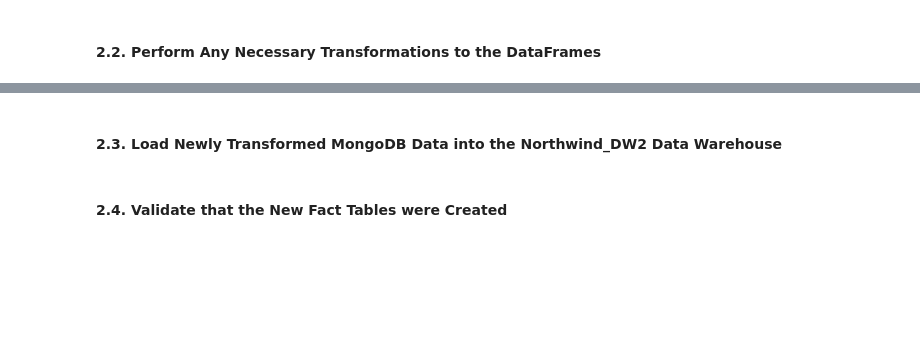
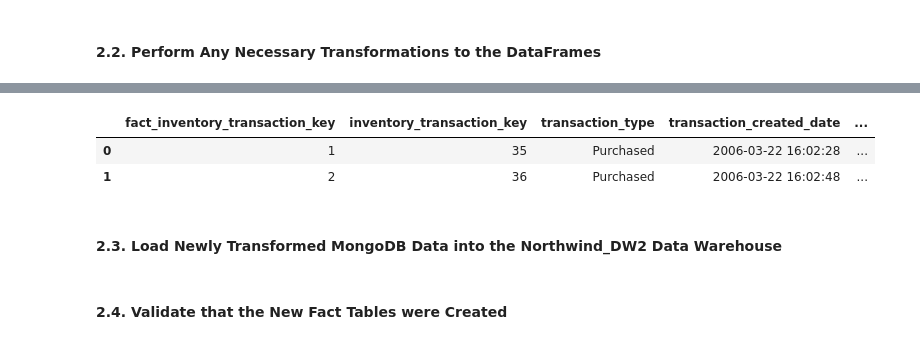
Before and after one commit to peneeta/DS-2002-Coursework, a Jupyter notebook: 03-NoSQL/Lab-04-Python-MongoDB-ETL.ipynb, the cells around one changed output, grey strips where cells are left out. Cells and saved outputs as stored; diff of their text form; code cells hidden in the pictures; blank space fills up the shorter version.

```diff
--- a/03-NoSQL/Lab-04-Python-MongoDB-ETL.ipynb
+++ b/03-NoSQL/Lab-04-Python-MongoDB-ETL.ipynb
@@ -219,5 +232,18 @@ df_pos
 # %%
 # TODO: Perform any required transformations to the inventory transactions dataframe
+column_map = {"id":"inventory_transaction_key",
+"purchase_order_id":"purchase_order_key",
+"product_id": "product_key",
+"customer_order_id":"customer_order_key"}
+
+df_invt.rename(columns=column_map, inplace=True)
+df_invt.insert(0, "fact_inventory_transaction_key", range(1, df_invt.shape[0]+1))
+
+df_invt.head(2)
+# %% [output]
+|  | fact_inventory_transaction_key | inventory_transaction_key | transaction_type | transaction_created_date | ... |
+| 0 | 1 | 35 | Purchased | 2006-03-22 16:02:28 | ... |
+| 1 | 2 | 36 | Purchased | 2006-03-22 16:02:48 | ... |
 # %% [markdown]
 #### 2.3. Load Newly Transformed MongoDB Data into the Northwind_DW2 Data Warehouse
 # %%
```
Also changed, not shown: parts of 5 cells of this notebook.
